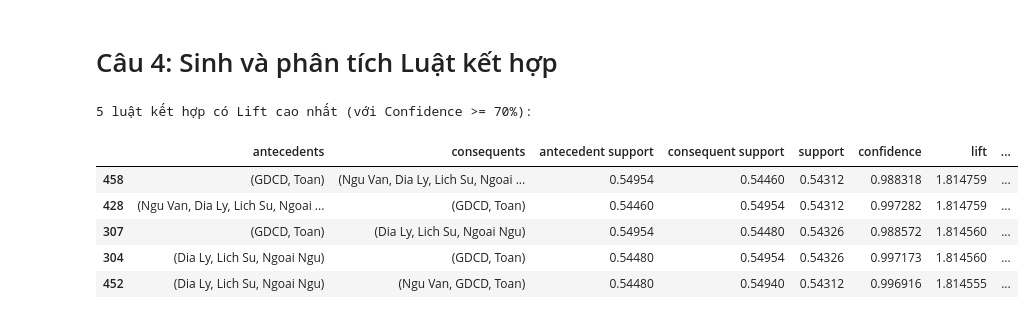
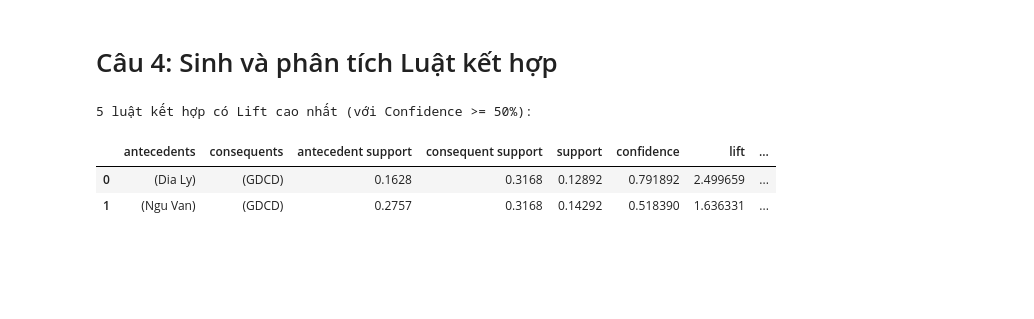
Before and after one commit to vnscience/DataMining, a Jupyter notebook: KPDL_BTH03.ipynb, the cells around one changed output. Cells and saved outputs as stored; diff of their text form; code cells hidden in the pictures; blank space fills up the shorter version.

```diff
--- a/KPDL_BTH03.ipynb
+++ b/KPDL_BTH03.ipynb
@@ -125,7 +125,7 @@ df_sample.head(10)
 transactions = []
 
 for index, row in df_sample.iterrows():
-    subjects = [col for col in score_cols if row[col] > 1.0]
+    subjects = [col for col in score_cols if row[col] > 8.0]
     transactions.append(subjects)
 
 transactions[:5]
@@ -157,7 +153,7 @@ df_trans.head(5)
 # 3.1 & 3.2 Import thư viện và áp dụng thuật toán Apriori
 from mlxtend.frequent_patterns import apriori
 
-frequent_itemsets = apriori(df_trans, min_support=0.5, use_colnames=True)
+frequent_itemsets = apriori(df_trans, min_support=0.1, use_colnames=True)
 
 #3.3 In kết quả các tập phổ biến
 frequent_itemsets.sort_values(by='support', ascending=False)
@@ -213,15 +198,12 @@ plt.show()
 # %%
 from mlxtend.frequent_patterns import association_rules
 # %%
-rules = association_rules(frequent_itemsets, metric="confidence", min_threshold=0.7)
+rules = association_rules(frequent_itemsets, metric="confidence", min_threshold=0.5)
 
-print("5 luật kết hợp có Lift cao nhất (với Confidence >= 70%):")
+print("5 luật kết hợp có Lift cao nhất (với Confidence >= 50%):")
 rules.sort_values(by='lift', ascending=False).head(5)
 # %% [output]
-5 luật kết hợp có Lift cao nhất (với Confidence >= 70%):
+5 luật kết hợp có Lift cao nhất (với Confidence >= 50%):
 |  | antecedents | consequents | antecedent support | consequent support | support | confidence | lift | ... |
-| 458 | (GDCD, Toan) | (Ngu Van, Dia Ly, Lich Su, Ngoai ... | 0.54954 | 0.54460 | 0.54312 | 0.988318 | 1.814759 | ... |
-| 428 | (Ngu Van, Dia Ly, Lich Su, Ngoai ... | (GDCD, Toan) | 0.54460 | 0.54954 | 0.54312 | 0.997282 | 1.814759 | ... |
-| 307 | (GDCD, Toan) | (Dia Ly, Lich Su, Ngoai Ngu) | 0.54954 | 0.54480 | 0.54326 | 0.988572 | 1.814560 | ... |
-| 304 | (Dia Ly, Lich Su, Ngoai Ngu) | (GDCD, Toan) | 0.54480 | 0.54954 | 0.54326 | 0.997173 | 1.814560 | ... |
-| 452 | (Dia Ly, Lich Su, Ngoai Ngu) | (Ngu Van, GDCD, Toan) | 0.54480 | 0.54940 | 0.54312 | 0.996916 | 1.814555 | ... |
+| 0 | (Dia Ly) | (GDCD) | 0.1628 | 0.3168 | 0.12892 | 0.791892 | 2.499659 | ... |
+| 1 | (Ngu Van) | (GDCD) | 0.2757 | 0.3168 | 0.14292 | 0.518390 | 1.636331 | ... |
```
Also changed, not shown: parts of 13 cells of this notebook.
